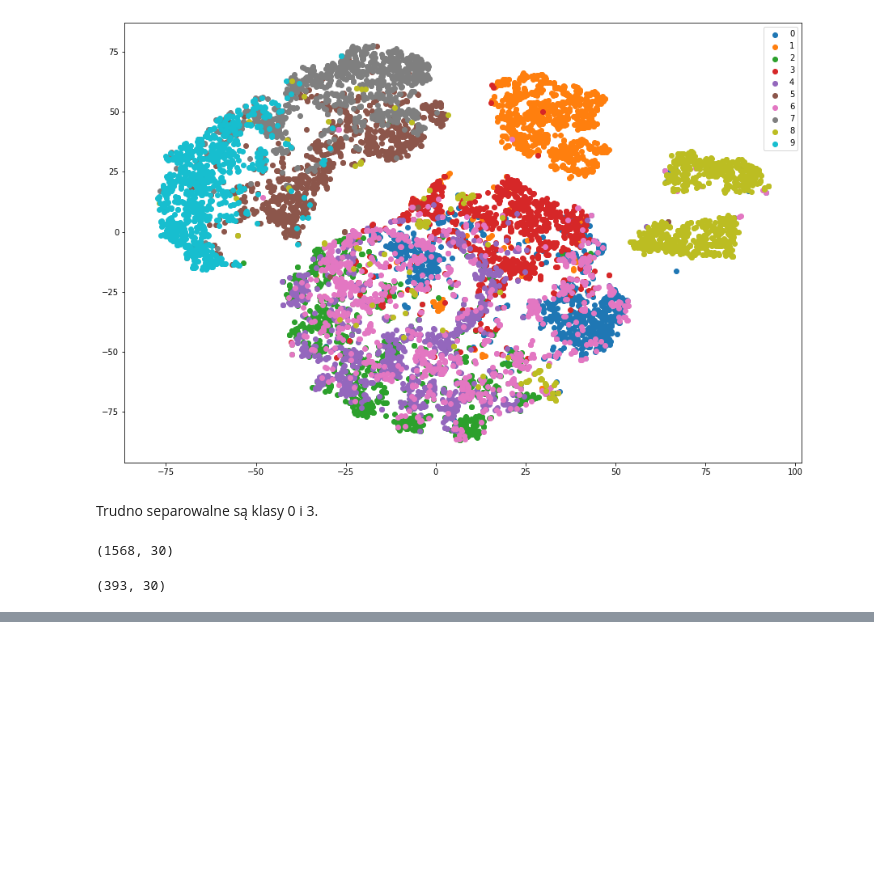
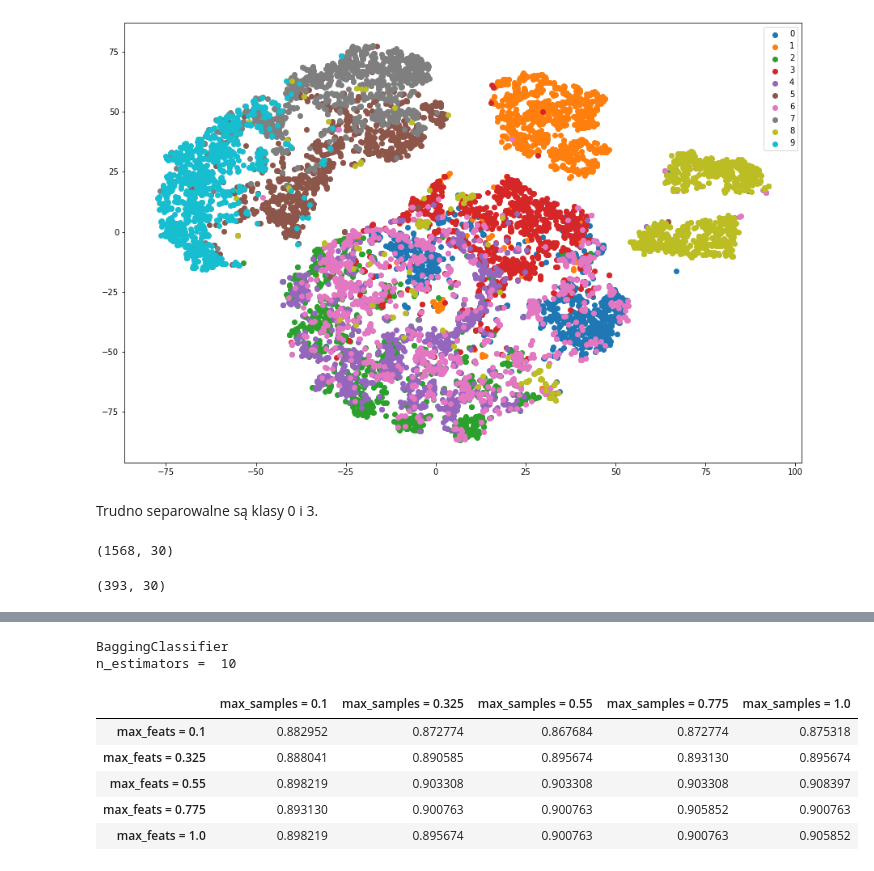
Before and after one commit to filipsl/ml-lab-solutions, a Jupyter notebook: notebook-4/tutorial.ipynb, the cells around one changed output, grey strips where cells are left out. Drawn from its saved outputs; the diff is of its cells as text; code cells hidden in the pictures; blank space fills up the shorter version.

```diff
--- a/notebook-4/tutorial.ipynb
+++ b/notebook-4/tutorial.ipynb
@@ -400,0 +463,11 @@ df
+# %%
+get_samples_feats_table(estimators=10, classifier=BaggingClassifier)
+# %% [output]
+BaggingClassifier
+n_estimators =  10
+|  | max_samples = 0.1 | max_samples = 0.325 | max_samples = 0.55 | max_samples = 0.775 | max_samples = 1.0 |
+| max_feats = 0.1 | 0.882952 | 0.872774 | 0.867684 | 0.872774 | 0.875318 |
+| max_feats = 0.325 | 0.888041 | 0.890585 | 0.895674 | 0.893130 | 0.895674 |
+| max_feats = 0.55 | 0.898219 | 0.903308 | 0.903308 | 0.903308 | 0.908397 |
+| max_feats = 0.775 | 0.893130 | 0.900763 | 0.900763 | 0.905852 | 0.900763 |
+| max_feats = 1.0 | 0.898219 | 0.895674 | 0.900763 | 0.900763 | 0.905852 |
```
Also changed, not shown: parts of 20 cells of this notebook.
